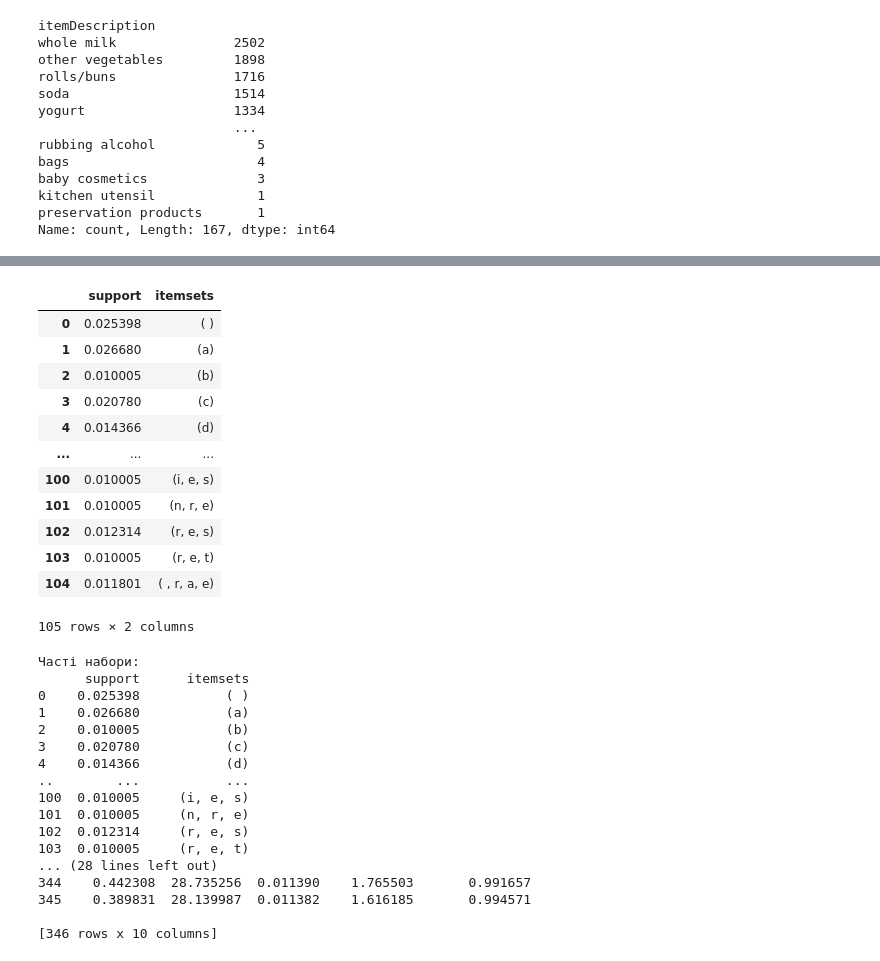
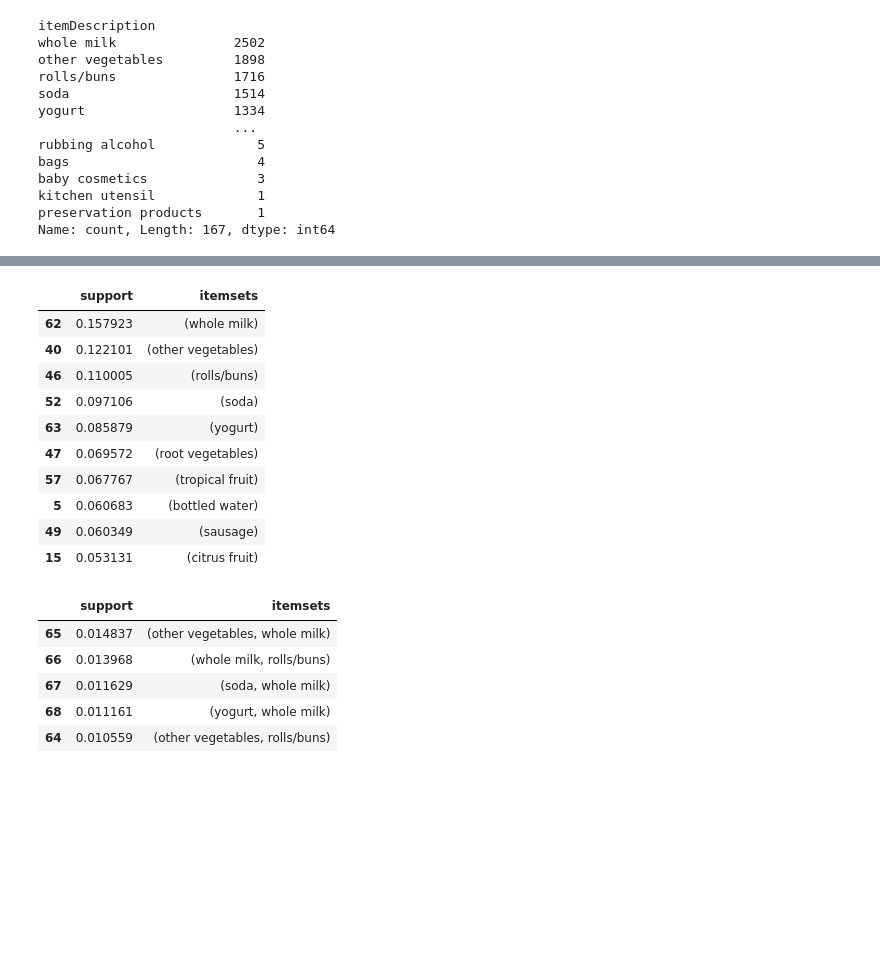
Before and after one commit to SlavaBogaj/Camp, a Jupyter notebook: Lesson16/Apriori.ipynb, the cells around one changed output, grey strips where cells are left out. Cells and saved outputs as stored; diff of their text form; code cells hidden in the pictures; blank space fills up the shorter version.

```diff
--- a/Lesson16/Apriori.ipynb
+++ b/Lesson16/Apriori.ipynb
@@ -44,7 +44,6 @@ kitchen utensil             1
 preservation products       1
 Name: count, Length: 167, dtype: int64
 # %%
-transactions = df.groupby(['Member_number', 'itemDescription'])['Date'].count().unstack().reset_index().fillna(0).set_index('Member_number')
-transactions = transactions.astype('int')
+transactions = [x[1]['itemDescription'].tolist() for x in list(df.groupby(['Member_number','Date']))]
 transactions
 # %% [output]
@@ -65,5 +67,5 @@ transactions
 # %%
 encoder = TransactionEncoder()
-transactions_encoded = encoder.fit_transform(transactions)
-transactions_encoded
+onehot = encoder.fit(transactions).transform(transactions)
+onehot
 # %% [output]
@@ -75,6 +77,6 @@ array([[ True, False, False, ..., False, False, False],
        [False, False, False, ..., False, False, False],
        [False, False, False, ..., False, False, False]])
 # %%
-df_transactions_encoded = pd.DataFrame(transactions_encoded, columns=encoder.columns_)
+df_transactions_encoded = pd.DataFrame(onehot, columns=encoder.columns_)
 df_transactions_encoded
 # %% [output]
@@ -94,46 +96,25 @@ df_transactions_encoded
 # %%
-frequent_itemsets = apriori(df_transactions_encoded, min_support=0.01, use_colnames=True)
-frequent_itemsets
+frequent_itemsets = apriori(df_transactions_encoded, min_support=0.01, max_len=3, use_colnames=True)
+frequent_itemsets.sort_values(by=['support'], inplace=True, ascending=False)
+frequent_itemsets.head(10)
 # %% [output]
 |  | support | itemsets |
-| 0 | 0.025398 | ( ) |
-| 1 | 0.026680 | (a) |
-| 2 | 0.010005 | (b) |
-| 3 | 0.020780 | (c) |
-| 4 | 0.014366 | (d) |
-| ... | ... | ... |
-| 100 | 0.010005 | (i, e, s) |
-| 101 | 0.010005 | (n, r, e) |
-| 102 | 0.012314 | (r, e, s) |
-| 103 | 0.010005 | (r, e, t) |
-| 104 | 0.011801 | ( , r, a, e) |
+| 62 | 0.157923 | (whole milk) |
+| 40 | 0.122101 | (other vegetables) |
+| 46 | 0.110005 | (rolls/buns) |
+| 52 | 0.097106 | (soda) |
+| 63 | 0.085879 | (yogurt) |
+| 47 | 0.069572 | (root vegetables) |
+| 57 | 0.067767 | (tropical fruit) |
+| 5 | 0.060683 | (bottled water) |
+| 49 | 0.060349 | (sausage) |
+| 15 | 0.053131 | (citrus fruit) |
-105 rows × 2 columns
 # %%
-# Виведення частих наборів
-print("Часті набори:")
-print(frequent_itemsets)
-
-# Генерація асоціативних правил
-rules = association_rules(frequent_itemsets, metric="confidence", min_threshold=0.2)
-
-# Виведення асоціативних правил
-print("\nАсоціативні правила:")
-print(rules)
+frequent_itemsets[frequent_itemsets['itemsets'].apply(lambda x: len(x) > 1)]
 # %% [output]
-Часті набори:
-      support      itemsets
-0    0.025398           ( )
-1    0.026680           (a)
-2    0.010005           (b)
-3    0.020780           (c)
-4    0.014366           (d)
-..        ...           ...
-100  0.010005     (i, e, s)
-101  0.010005     (n, r, e)
-102  0.012314     (r, e, s)
-103  0.010005     (r, e, t)
-... (28 lines left out)
-344    0.442308  28.735256  0.011390    1.765503       0.991657
-345    0.389831  28.139987  0.011382    1.616185       0.994571
-
-[346 rows x 10 columns]
+|  | support | itemsets |
+| 65 | 0.014837 | (other vegetables, whole milk) |
+| 66 | 0.013968 | (whole milk, rolls/buns) |
+| 67 | 0.011629 | (soda, whole milk) |
+| 68 | 0.011161 | (yogurt, whole milk) |
+| 64 | 0.010559 | (other vegetables, rolls/buns) |
```
Also changed, not shown: parts of 3 cells of this notebook.
